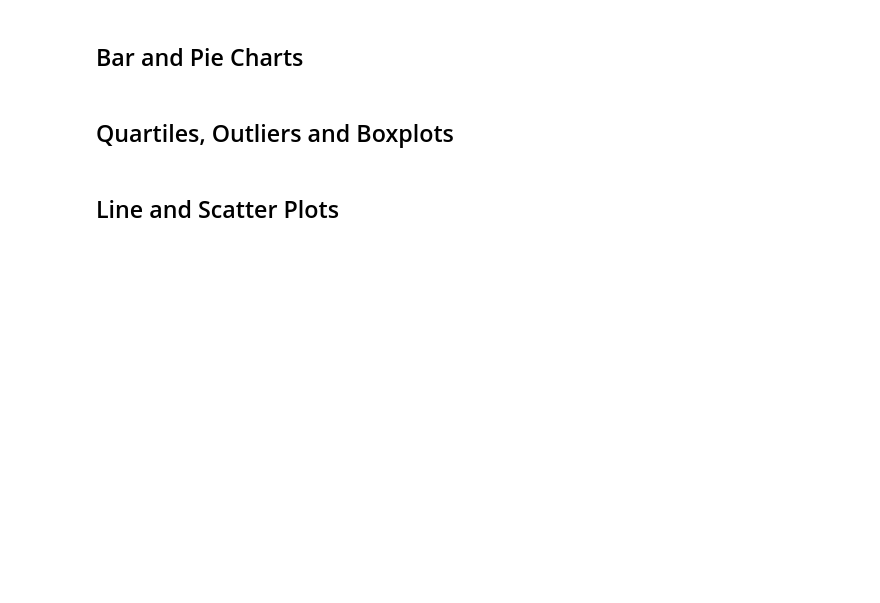
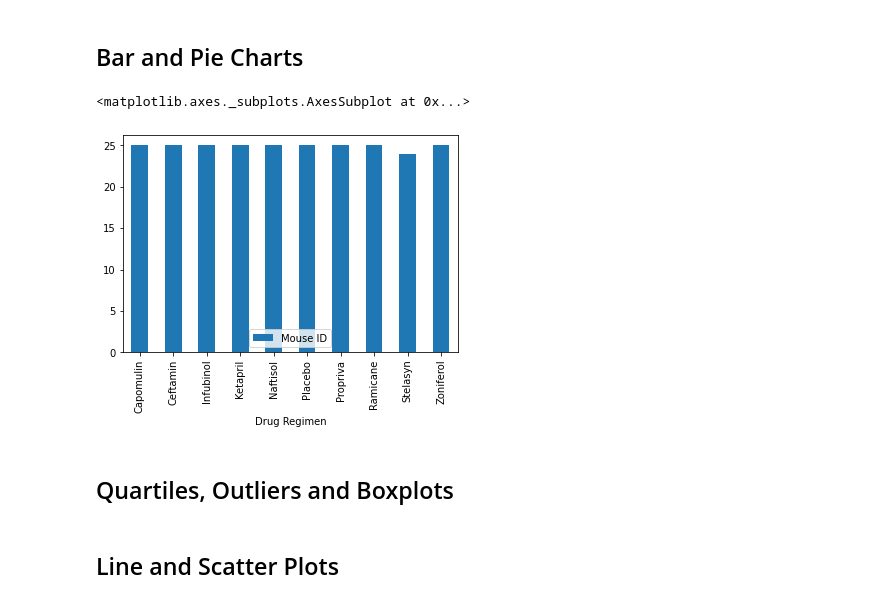
Before and after one commit to fisher1916/cancer-drug-study, a Jupyter notebook: pymaceuticals.ipynb, the cells around one changed output. Cells and saved outputs as stored; diff of their text form; code cells hidden in the pictures; blank space fills up the shorter version.

```diff
--- a/pymaceuticals.ipynb
+++ b/pymaceuticals.ipynb
@@ -80,2 +56,6 @@ duplicate
 # %%
 # Create a clean DataFrame by dropping the duplicate mouse by its ID.
+study_data_df.drop_duplicates("Mouse ID",keep = "last", inplace = True)
+# drop_mouse = study_data_df[(study_data_df["Mouse ID"]=="g989")].index
+# study_data_df.drop(drop_mouse, inplace= True)
+study_data_df
@@ -101,3 +146,19 @@ duplicate
+# %%
+# Generate a bar plot showing the total number of unique mice tested on each drug regimen using pandas.
+#count # of mice equal to each unique drug name
+# df = pd.DataFrame({'lab':['A', 'B', 'C'], 'val':[10, 30, 20]})
+# df.loc[row, column]
+# df.loc[row, [column1, column2]]
+# df[[column1, column2]]
+mice_group = study_data_df[["Mouse ID", "Drug Regimen"]]
+mice_group.drop_duplicates().groupby('Drug Regimen').count()
+
+# df.plot
+
+mice_group.drop_duplicates().groupby('Drug Regimen').count().plot(kind='bar')
+# %% [output]
+<matplotlib.axes._subplots.AxesSubplot at 0x...>
+[figure, added]
 # %%
 # Generate a bar plot showing the total number of unique mice tested on each drug regimen using pyplot.
 # %%
```
Also changed, not shown: parts of 9 cells of this notebook.
